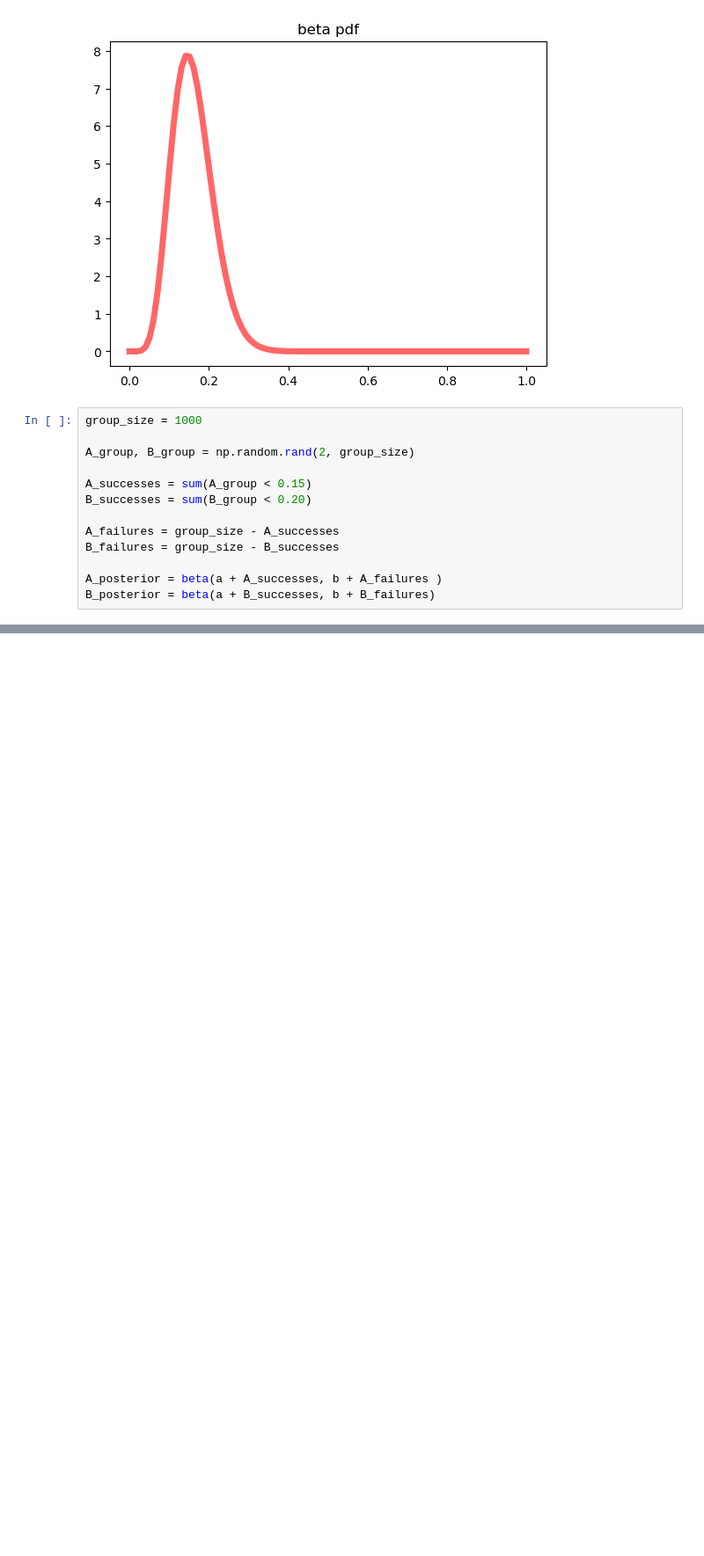
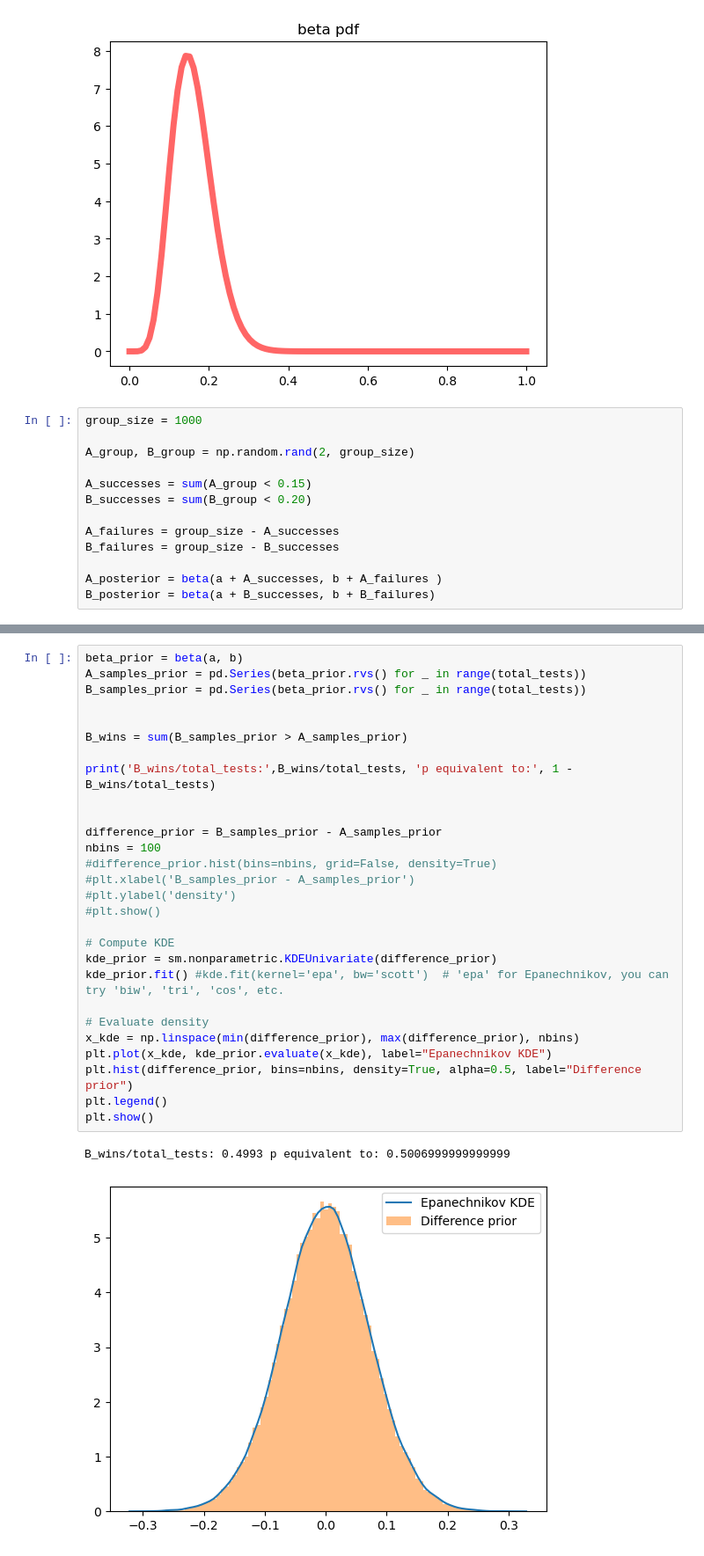
Before and after one commit to InHouse-Banana/Interview_Experimentation, a Jupyter notebook: ab_testing_bayes_youtube.ipynb, the cells around one changed output, grey strips where cells are left out. Shown: that part at 88% size. Saved outputs shown, nothing was run; the diff lists cells and outputs as text; blank space fills up the shorter version.

```diff
--- a/ab_testing_bayes_youtube.ipynb
+++ b/ab_testing_bayes_youtube.ipynb
@@ -94,0 +87,31 @@ plt.show()
+# %%
+beta_prior = beta(a, b)
+A_samples_prior = pd.Series(beta_prior.rvs() for _ in range(total_tests))
+B_samples_prior = pd.Series(beta_prior.rvs() for _ in range(total_tests))
+
+
+B_wins = sum(B_samples_prior > A_samples_prior)
+
+print('B_wins/total_tests:',B_wins/total_tests, 'p equivalent to:', 1 - B_wins/total_tests)
+
+
+difference_prior = B_samples_prior - A_samples_prior
+nbins = 100
+#difference_prior.hist(bins=nbins, grid=False, density=True)
+#plt.xlabel('B_samples_prior - A_samples_prior')
+#plt.ylabel('density')
+#plt.show()
+
+# Compute KDE
+kde_prior = sm.nonparametric.KDEUnivariate(difference_prior)
+kde_prior.fit() #kde.fit(kernel='epa', bw='scott')  # 'epa' for Epanechnikov, you can try 'biw', 'tri', 'cos', etc.
+
+# Evaluate density
+x_kde = np.linspace(min(difference_prior), max(difference_prior), nbins)
+plt.plot(x_kde, kde_prior.evaluate(x_kde), label="Epanechnikov KDE")
+plt.hist(difference_prior, bins=nbins, density=True, alpha=0.5, label="Difference prior")
+plt.legend()
+plt.show()
+# %% [output]
+B_wins/total_tests: 0.4993 p equivalent to: 0.5006999999999999
+[figure, added]
```
Also changed, not shown: parts of 10 cells of this notebook.
